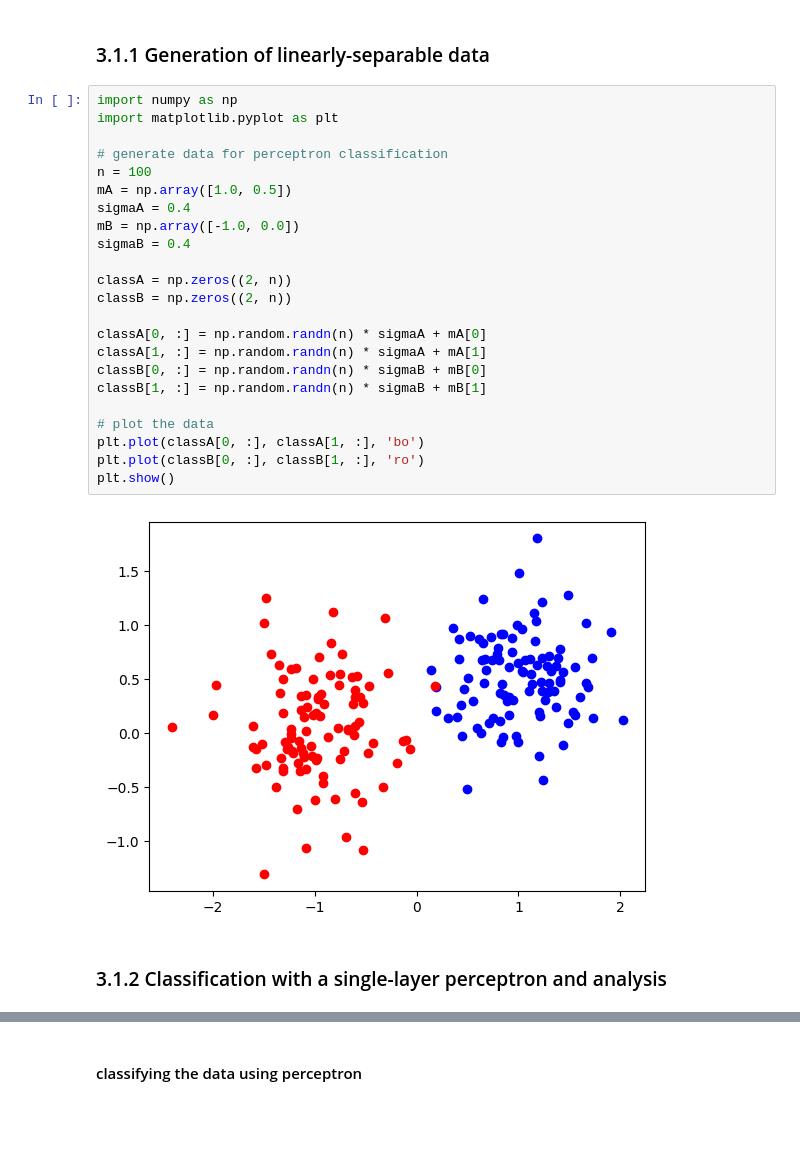
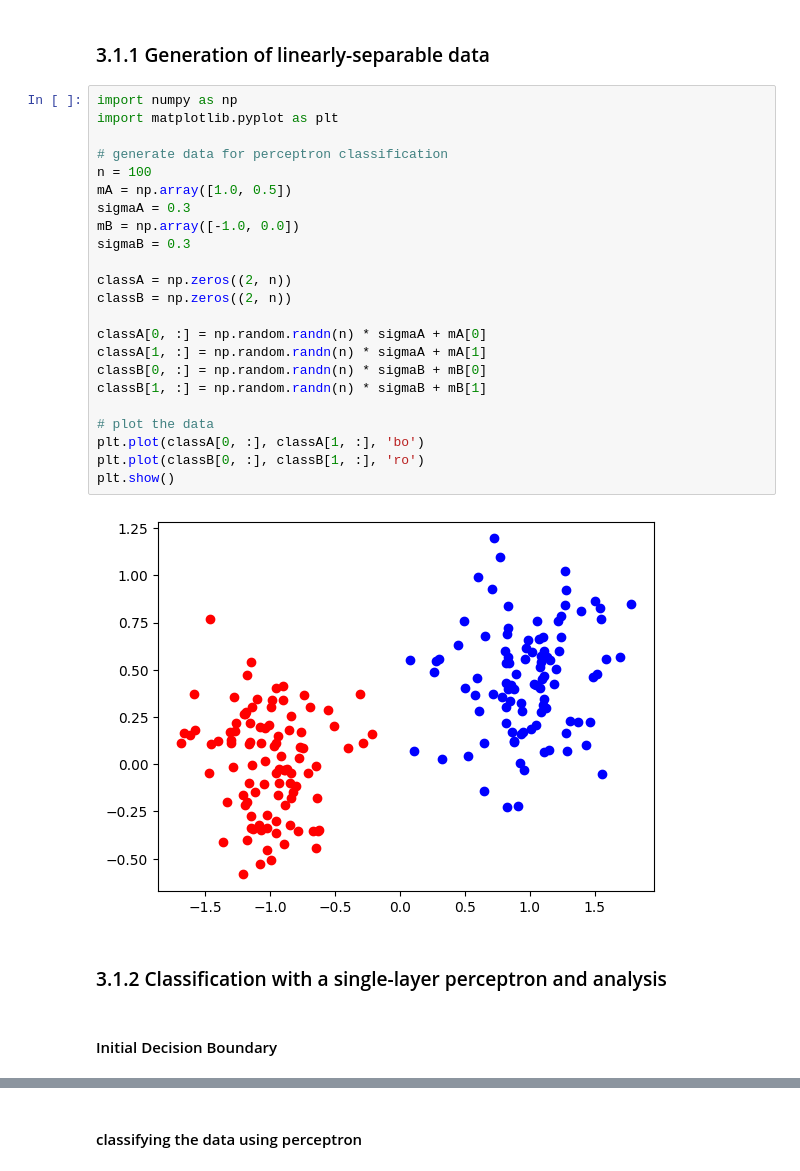
Before and after one commit to ihsanalhafiz/annda, a Jupyter notebook: Lab1a_ANNDA.ipynb, the cells around one changed output, grey strips where cells are left out. Cells and saved outputs as stored; diff of their text form; blank space fills up the shorter version.

```diff
--- a/Lab1a_ANNDA.ipynb
+++ b/Lab1a_ANNDA.ipynb
@@ -5,27 +5,29 @@
 # %%
 import numpy as np
 import matplotlib.pyplot as plt
 
 # generate data for perceptron classification
 n = 100
 mA = np.array([1.0, 0.5])
-sigmaA = 0.4
+sigmaA = 0.3
 mB = np.array([-1.0, 0.0])
-sigmaB = 0.4
+sigmaB = 0.3
 
 classA = np.zeros((2, n))
 classB = np.zeros((2, n))
 
 classA[0, :] = np.random.randn(n) * sigmaA + mA[0]
 classA[1, :] = np.random.randn(n) * sigmaA + mA[1]
 classB[0, :] = np.random.randn(n) * sigmaB + mB[0]
 classB[1, :] = np.random.randn(n) * sigmaB + mB[1]
 
 # plot the data
 plt.plot(classA[0, :], classA[1, :], 'bo')
 plt.plot(classB[0, :], classB[1, :], 'ro')
 plt.show()
 # %% [output]
-[figure, old version]
+[figure, new version]
 # %% [markdown]
 ### 3.1.2 Classification with a single-layer perceptron and analysis
+# %% [markdown]
+#### Initial Decision Boundary
```
Also changed, not shown: parts of 13 cells of this notebook.
